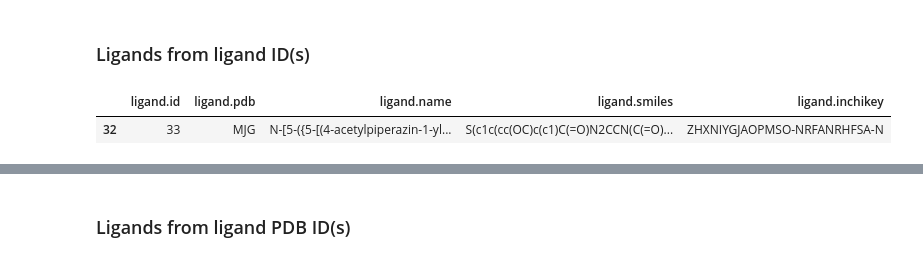
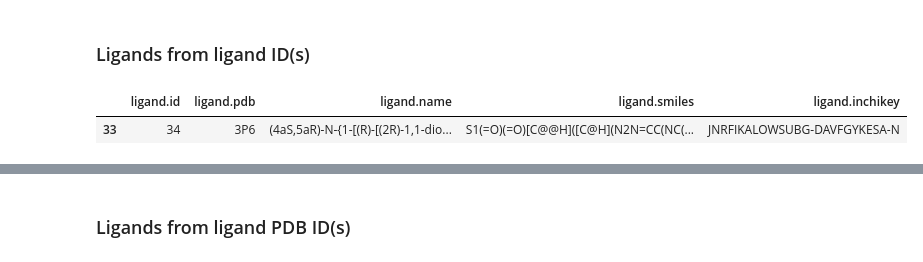
Before and after one commit to volkamerlab/opencadd, a Jupyter notebook: docs/tutorials/databases_klifs_new_api.ipynb, the cells around one changed output, grey strips where cells are left out. Drawn from its saved outputs; the diff is of its cells as text; code cells hidden in the pictures.

```diff
--- a/docs/tutorials/databases_klifs_new_api.ipynb
+++ b/docs/tutorials/databases_klifs_new_api.ipynb
@@ -369,10 +464,10 @@ local.ligands.from_kinase_names(["ABL1", "BMX"])
 # %% [markdown]
 ### Ligands from ligand ID(s)
 # %%
-remote.ligands.from_ligand_ids(33)
+remote.ligands.from_ligand_ids(34)
 # %% [output]
 |  | ligand.id | ligand.pdb | ligand.name | ligand.smiles | ligand.inchikey |
-| 32 | 33 | MJG | N-[5-({5-[(4-acetylpiperazin-1-yl... | S(c1c(cc(OC)c(c1)C(=O)N2CCN(C(=O)... | ZHXNIYGJAOPMSO-NRFANRHFSA-N |
+| 33 | 34 | 3P6 | (4aS,5aR)-N-{1-[(R)-[(2R)-1,1-dio... | S1(=O)(=O)[C@@H]([C@H](N2N=CC(NC(... | JNRFIKALOWSUBG-DAVFGYKESA-N |
 # %%
 remote.ligands.from_ligand_ids([33, 300, 400000000])
 # %% [output]
```
Also changed, not shown: parts of 68 cells of this notebook.
